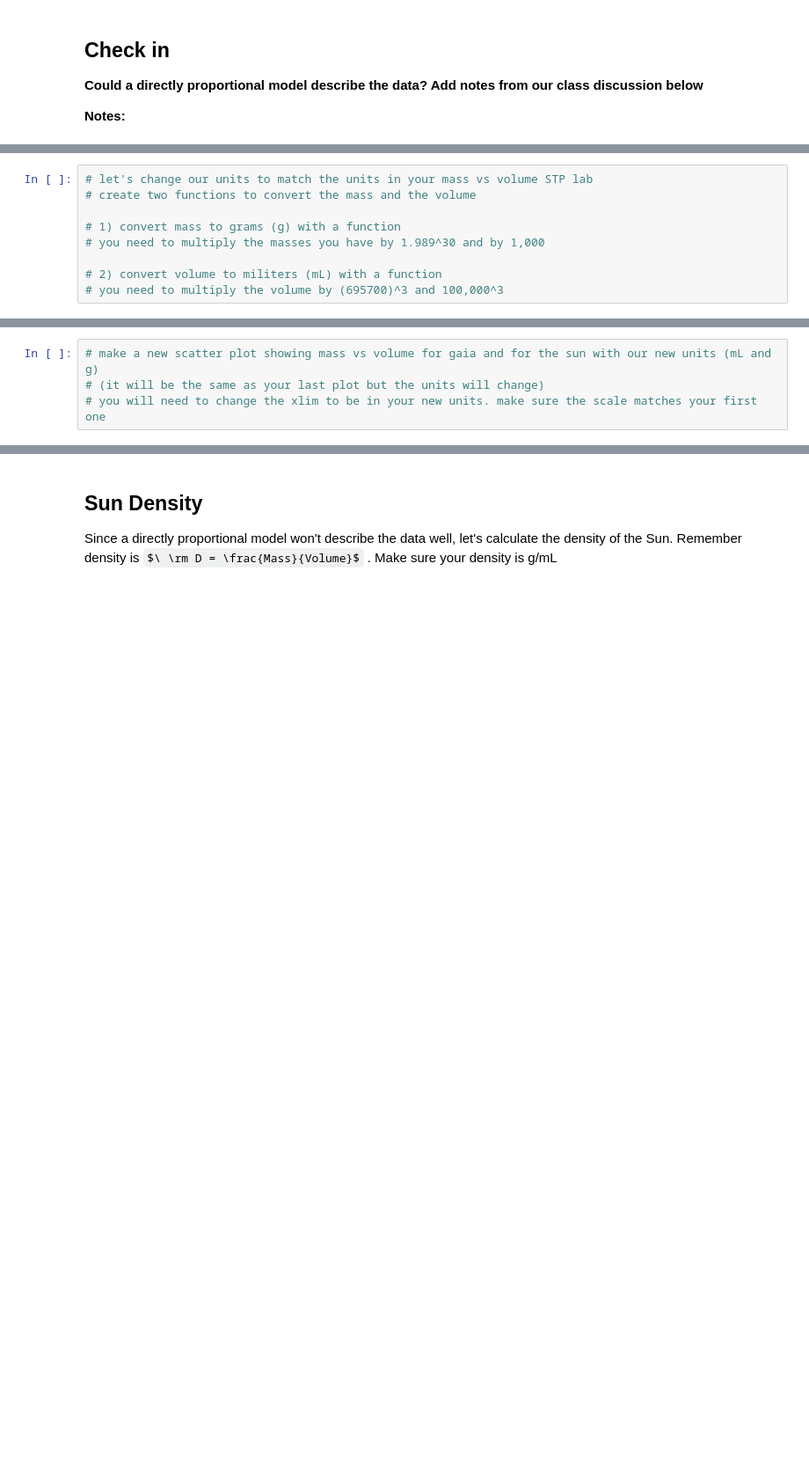
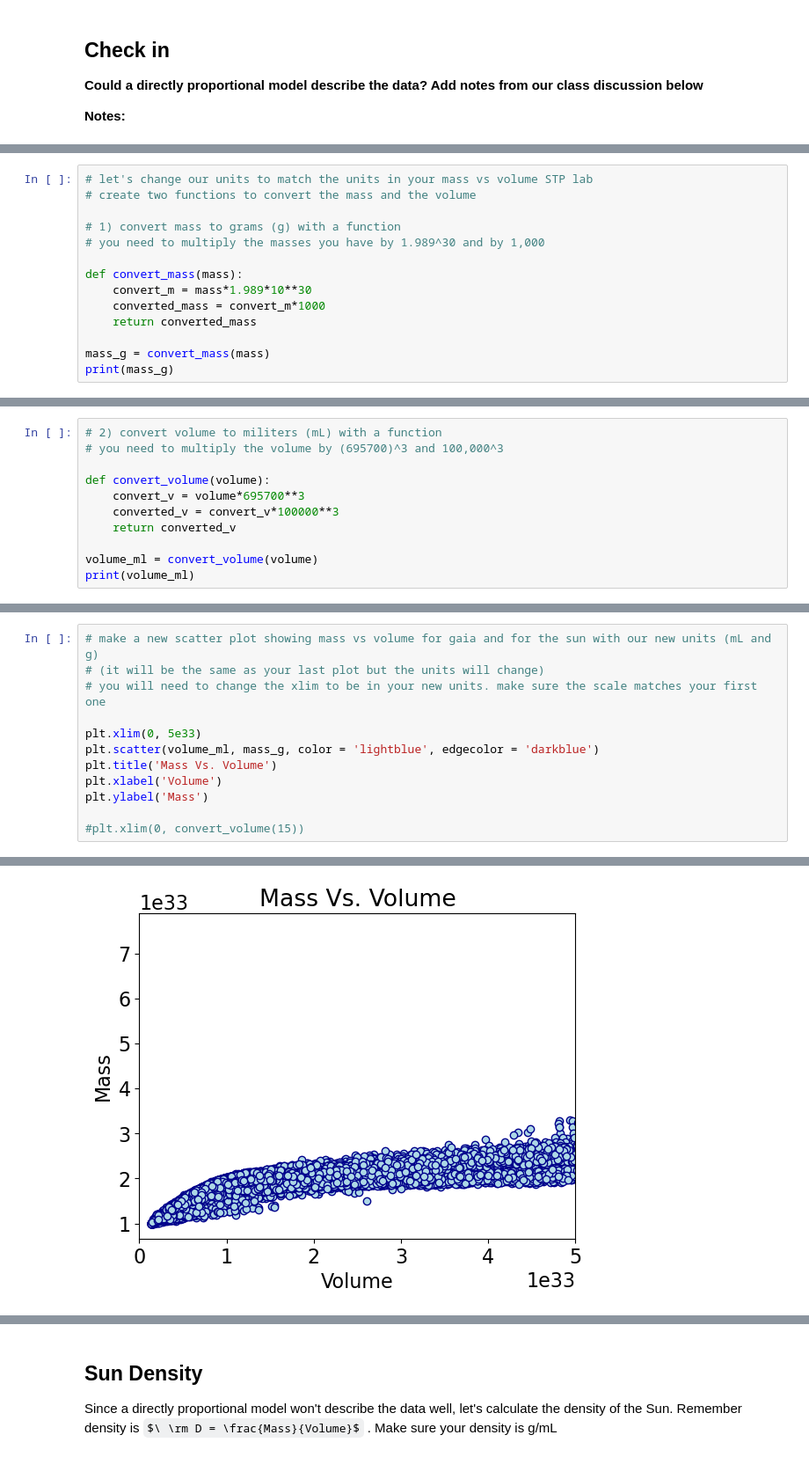
Before and after one commit to adipasquale117/CFR-2025, a Jupyter notebook: Astro/Blank/1 - Stars Pt2 .ipynb, the cells around one changed output, grey strips where cells are left out. Shown at 88% size. Cells and saved outputs as stored; diff of their text form; some formulas as TeX source; blank space fills up the shorter version.

```diff
--- a/Astro/Blank/1 - Stars Pt2 .ipynb
+++ b/Astro/Blank/1 - Stars Pt2 .ipynb
@@ -163,5 +179,10 @@ Text(0, 0.5, 'Mass')
 # 1) convert mass to grams (g) with a function
 # you need to multiply the masses you have by 1.989^30 and by 1,000
 
-# 2) convert volume to militers (mL) with a function
-# you need to multiply the volume by (695700)^3 and 100,000^3
+def convert_mass(mass):
+    convert_m = mass*1.989*10**30
+    converted_mass = convert_m*1000
+    return converted_mass
+
+mass_g = convert_mass(mass)
+print(mass_g)
@@ -167,0 +202,11 @@ Text(0, 0.5, 'Mass')
+# %%
+# 2) convert volume to militers (mL) with a function
+# you need to multiply the volume by (695700)^3 and 100,000^3
+
+def convert_volume(volume):
+    convert_v = volume*695700**3
+    converted_v = convert_v*100000**3
+    return converted_v
+
+volume_ml = convert_volume(volume)
+print(volume_ml)
@@ -169,3 +227,12 @@ Text(0, 0.5, 'Mass')
 # make a new scatter plot showing mass vs volume for gaia and for the sun with our new units (mL and g)
 # (it will be the same as your last plot but the units will change)
 # you will need to change the xlim to be in your new units. make sure the scale matches your first one
+
+plt.xlim(0, 5e33)
+plt.scatter(volume_ml, mass_g, color = 'lightblue', edgecolor = 'darkblue')
+plt.title('Mass Vs. Volume')
+plt.xlabel('Volume')
+plt.ylabel('Mass')
+
+#plt.xlim(0, convert_volume(15))
+# %% [output]
@@ -172,3 +240,4 @@ Text(0, 0.5, 'Mass')
+[figure, added]
 # %% [markdown]
 **What range of volumes does your graph show?**
 
```
Also changed, not shown: parts of 9 cells of this notebook, 1 other file.
